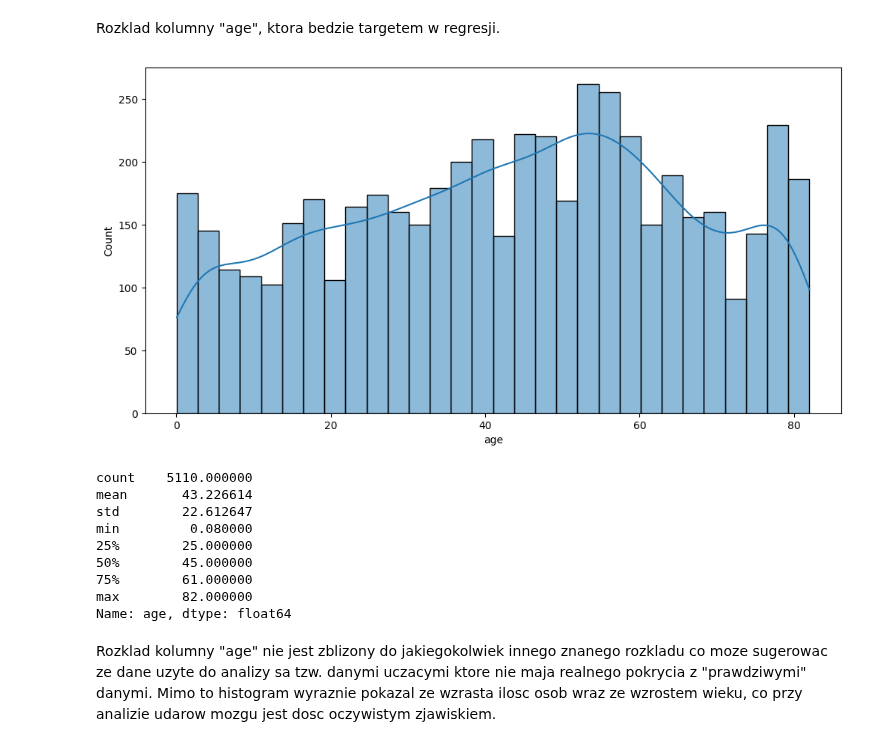
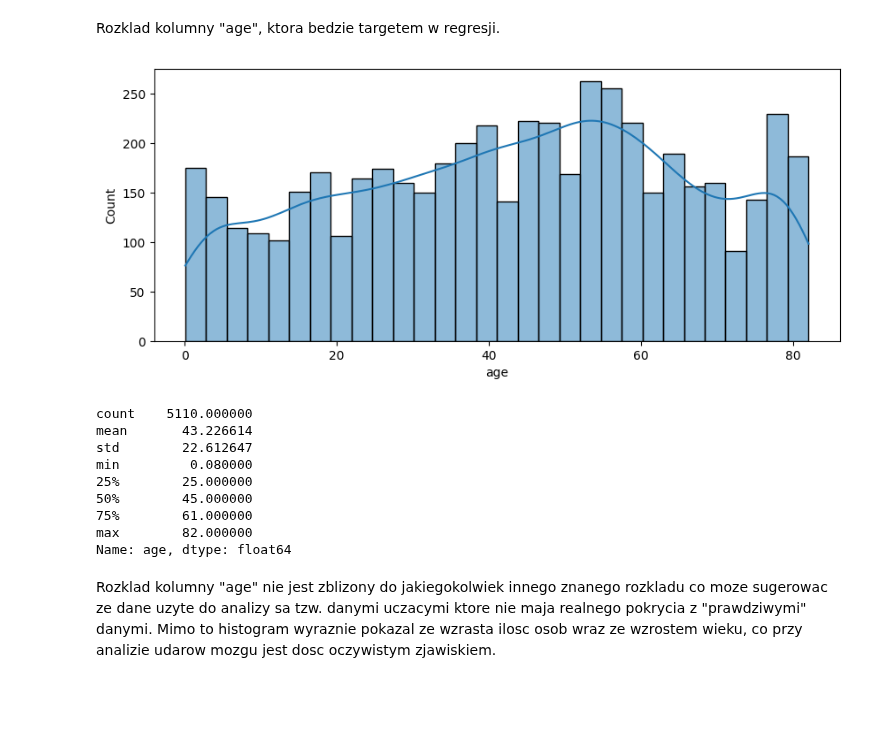
Before and after one commit to NorbusKozak/ML_notebooks, a Jupyter notebook: Stroke_Regression/Stroke_Regression.ipynb, the cells around one changed output. Saved outputs shown, nothing was run; the diff lists cells and outputs as text; code cells hidden in the pictures; blank space fills up the shorter version.

```diff
--- a/Stroke_Regression/Stroke_Regression.ipynb
+++ b/Stroke_Regression/Stroke_Regression.ipynb
@@ -33,13 +33,13 @@ stroke_data
 # %% [markdown]
 Rozklad kolumny "age", ktora bedzie targetem w regresji.
 # %%
-plt.figure(figsize=(12 ,6))
+plt.figure(figsize=(10 ,4))
 sns.histplot(data=stroke_data["age"], bins=30, kde=True)
 plt.show()
 
 print(stroke_data["age"].describe())
 # %% [output]
-[figure, old version]
+[figure, new version]
 count    5110.000000
 mean       43.226614
 std        22.612647
```
